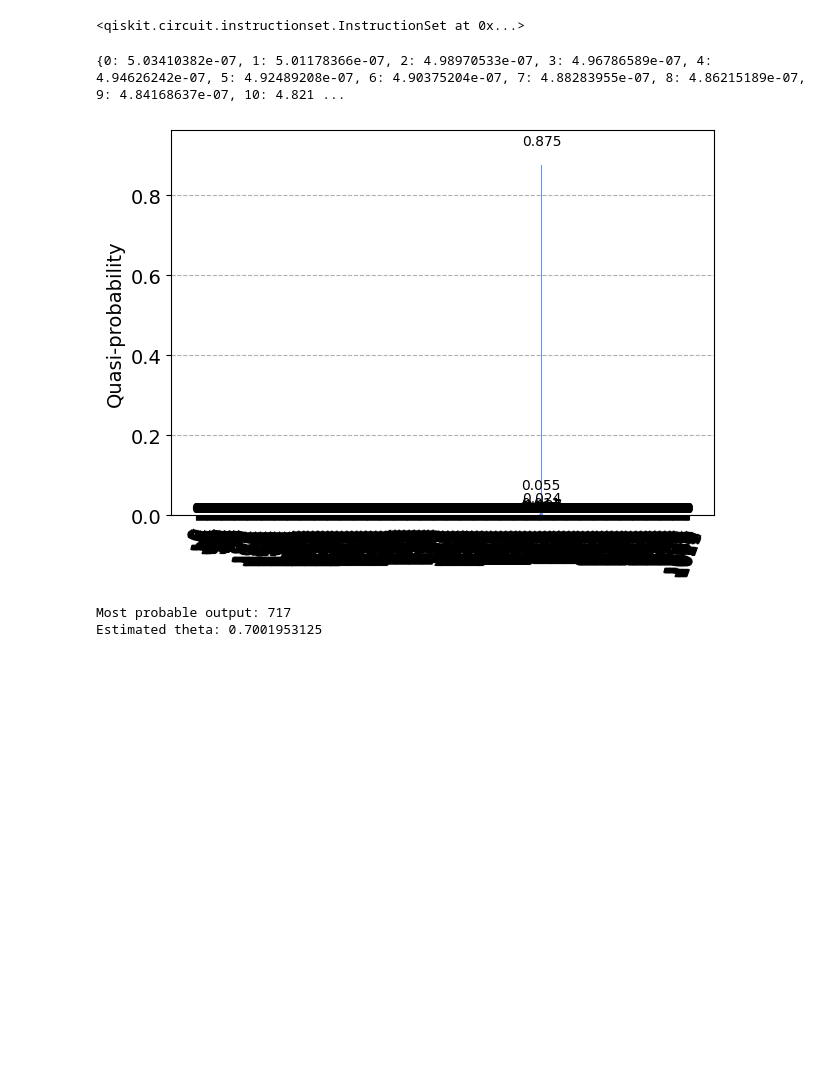
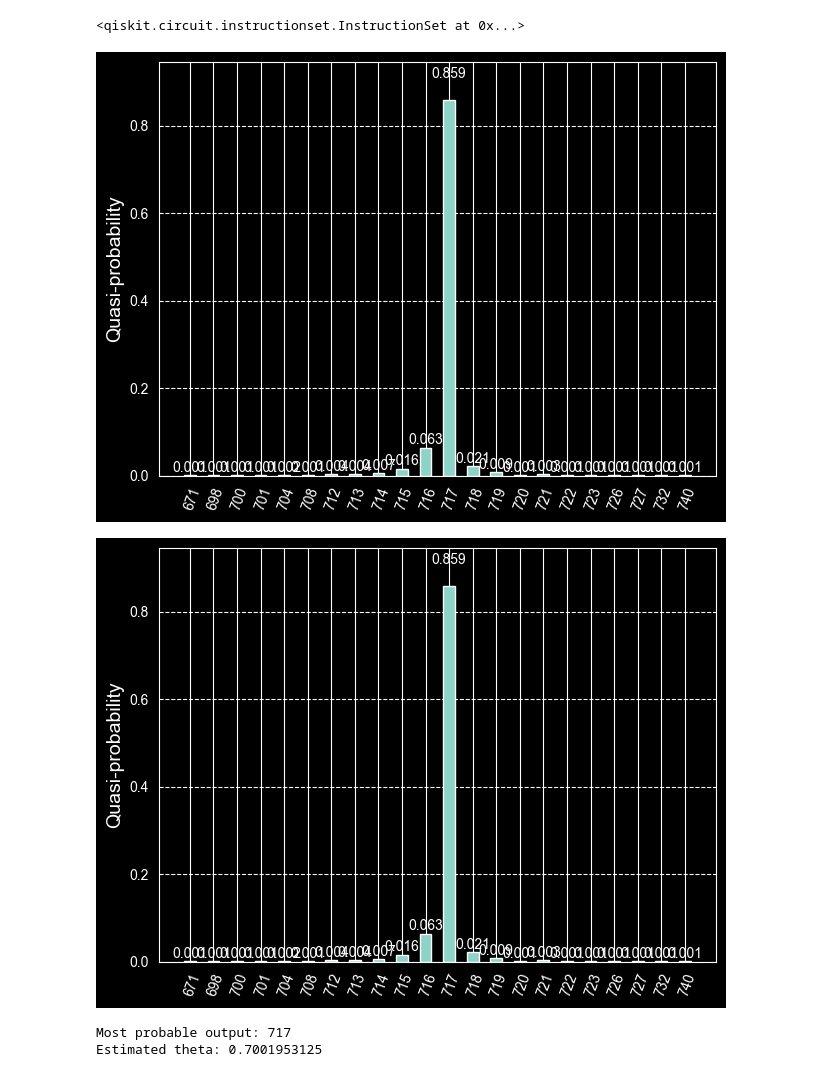
Before and after one commit to dromaniv/quantum, a Jupyter notebook: lab6.ipynb, the cells around one changed output. Cells and saved outputs as stored; diff of their text form; code cells hidden in the pictures; blank space fills up the shorter version.

```diff
--- a/lab6.ipynb
+++ b/lab6.ipynb
@@ -46,14 +46,19 @@ qc.measure(range(m), range(m))
 # %% [output]
 <qiskit.circuit.instructionset.InstructionSet at 0x...>
 # %%
-from qiskit.primitives import Sampler
+from qiskit.primitives import StatevectorSampler
 
-display(Sampler().run(qc).result().quasi_dists[0])
+job = StatevectorSampler().run([(qc,)])
+
+pub_result = job.result()[0]
+
+counts = pub_result.data.Result.get_counts()
-# %% [output]
-{0: 5.03410382e-07, 1: 5.01178366e-07, 2: 4.98970533e-07, 3: 4.96786589e-07, 4: 4.94626242e-07, 5: 4.92489208e-07, 6: 4.90375204e-07, 7: 4.88283955e-07, 8: 4.86215189e-07, 9: 4.84168637e-07, 10: 4.821 ...
-# %%
-result = Sampler().run(qc).result()
-display(plot_histogram(result.quasi_dists))
-# %% [output]
-[figure, removed]
+# %%
+total_shots = sum(counts.values())
+quasi_dists = {int(k, 2): v / total_shots for k, v in counts.items()}
+
+display(plot_histogram(quasi_dists))
+# %% [output]
+[figure, added]
+[figure, added]
 # %%
```
Also changed, not shown: parts of 6 cells of this notebook, 2 other files.
